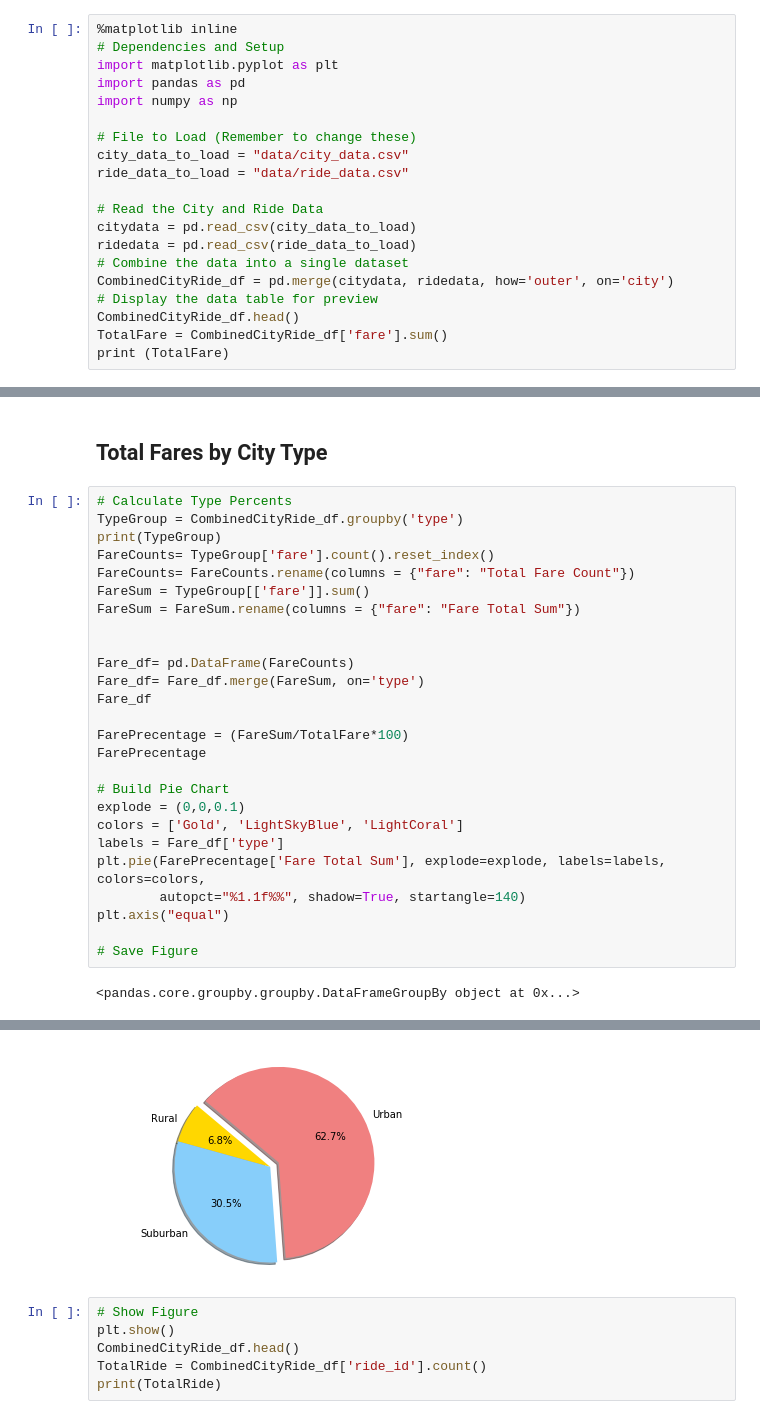
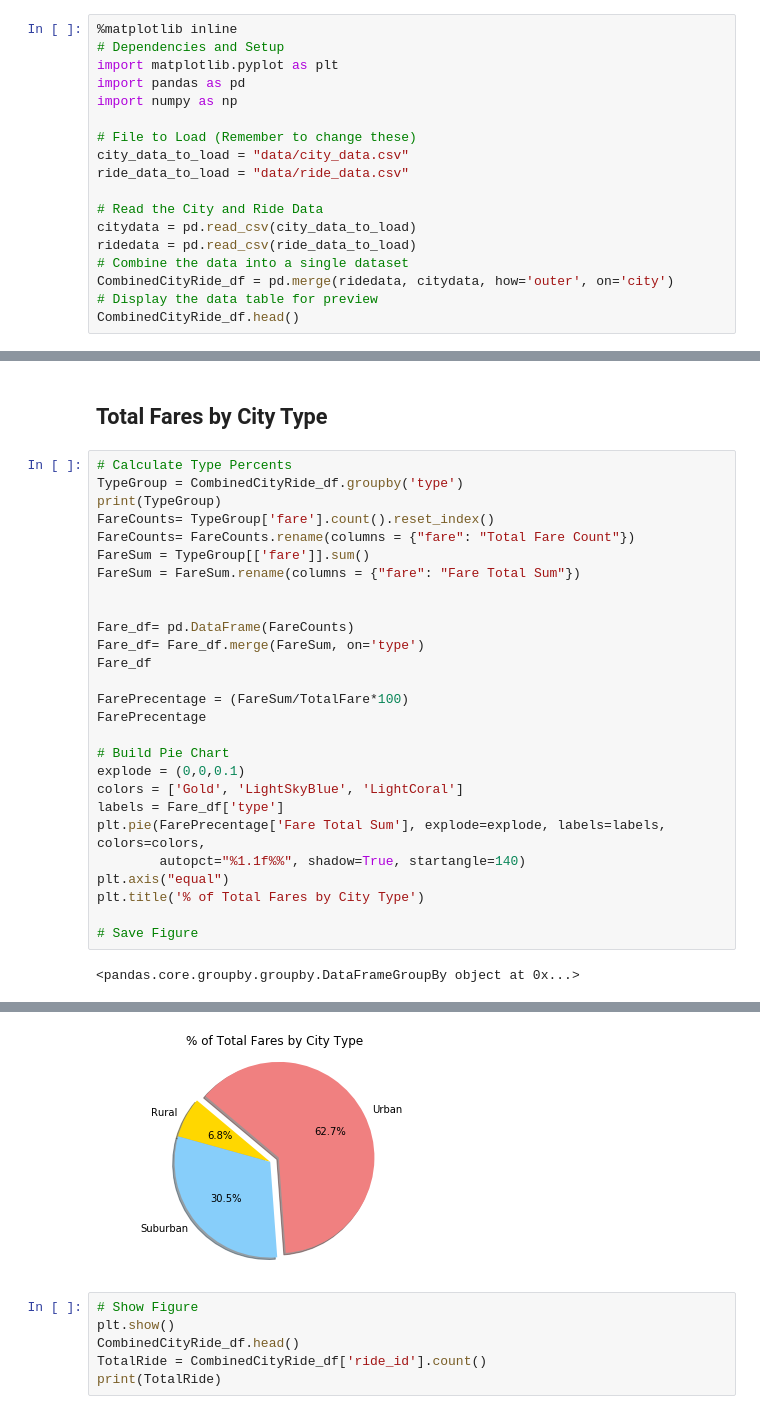
Before and after one commit to licia858/Matplotlib, a Jupyter notebook: Instructions/Pyber/pyber_starter.ipynb, the cells around one changed output, grey strips where cells are left out. Cells and saved outputs as stored; diff of their text form.

```diff
--- a/Instructions/Pyber/pyber_starter.ipynb
+++ b/Instructions/Pyber/pyber_starter.ipynb
@@ -13,9 +13,7 @@ ride_data_to_load = "data/ride_data.csv"
 citydata = pd.read_csv(city_data_to_load)
 ridedata = pd.read_csv(ride_data_to_load)
 # Combine the data into a single dataset
-CombinedCityRide_df = pd.merge(citydata, ridedata, how='outer', on='city')
+CombinedCityRide_df = pd.merge(ridedata, citydata, how='outer', on='city')
 # Display the data table for preview
 CombinedCityRide_df.head()
-TotalFare = CombinedCityRide_df['fare'].sum()
-print (TotalFare)
 # %% [output]
@@ -86,6 +184,7 @@ labels = Fare_df['type']
 plt.pie(FarePrecentage['Fare Total Sum'], explode=explode, labels=labels, colors=colors,
         autopct="%1.1f%%", shadow=True, startangle=140)
 plt.axis("equal")
+plt.title('% of Total Fares by City Type')
 
 # Save Figure
 # %% [output]
@@ -97,4 +193,4 @@ plt.axis("equal")
-[figure, old version]
+[figure, new version]
 # %%
 # Show Figure
 plt.show()
```
Also changed, not shown: parts of 12 cells of this notebook.
